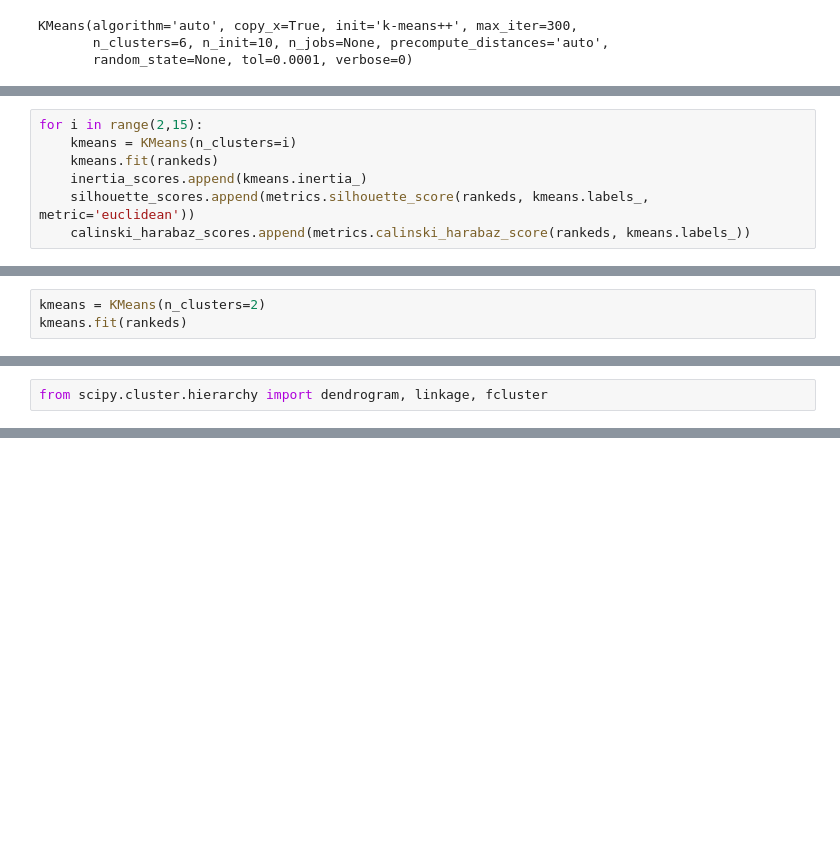
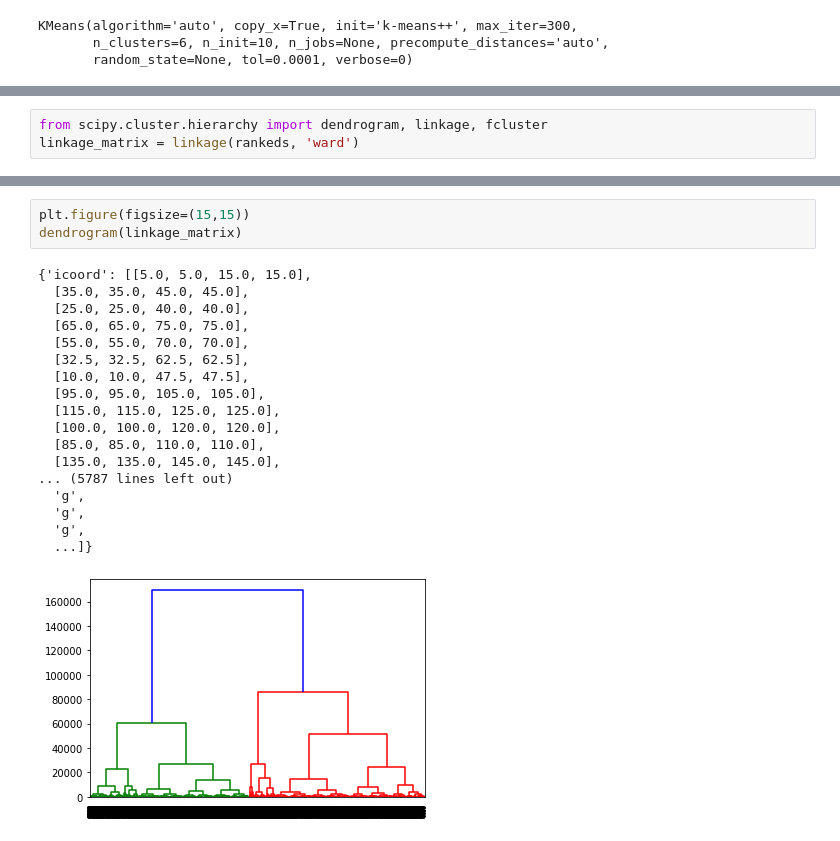
Before and after one commit to srokowskip/sad, a Jupyter notebook: high_diamond_ranked.ipynb, the cells around one changed output, grey strips where cells are left out. Cells and saved outputs as stored; diff of their text form; blank space fills up the shorter version.

```diff
--- a/high_diamond_ranked.ipynb
+++ b/high_diamond_ranked.ipynb
@@ -278,7 +325,0 @@ plt.show()
-# %%
-for i in range(2,15):
-    kmeans = KMeans(n_clusters=i)
-    kmeans.fit(rankeds)
-    inertia_scores.append(kmeans.inertia_)
-    silhouette_scores.append(metrics.silhouette_score(rankeds, kmeans.labels_, metric='euclidean'))
-    calinski_harabaz_scores.append(metrics.calinski_harabaz_score(rankeds, kmeans.labels_))
@@ -291,3 +325,0 @@ plt.scatter(x=np.arange(2,12), y=calinski_harabaz_scores)
-# %%
-kmeans = KMeans(n_clusters=2)
-kmeans.fit(rankeds)
@@ -321,2 +326,3 @@ plt.show()
 # %%
 from scipy.cluster.hierarchy import dendrogram, linkage, fcluster
+linkage_matrix = linkage(rankeds, 'ward')
@@ -323 +339,23 @@ from scipy.cluster.hierarchy import dendrogram, linkage, fcluster
+# %%
+plt.figure(figsize=(15,15))
+dendrogram(linkage_matrix)
+# %% [output]
+{'icoord': [[5.0, 5.0, 15.0, 15.0],
+  [35.0, 35.0, 45.0, 45.0],
+  [25.0, 25.0, 40.0, 40.0],
+  [65.0, 65.0, 75.0, 75.0],
+  [55.0, 55.0, 70.0, 70.0],
+  [32.5, 32.5, 62.5, 62.5],
+  [10.0, 10.0, 47.5, 47.5],
+  [95.0, 95.0, 105.0, 105.0],
+  [115.0, 115.0, 125.0, 125.0],
+  [100.0, 100.0, 120.0, 120.0],
+  [85.0, 85.0, 110.0, 110.0],
+  [135.0, 135.0, 145.0, 145.0],
+... (5787 lines left out)
+  'g',
+  'g',
+  'g',
+  ...]}
+[figure, added]
 # %%
```
Also changed, not shown: parts of 26 cells of this notebook.
